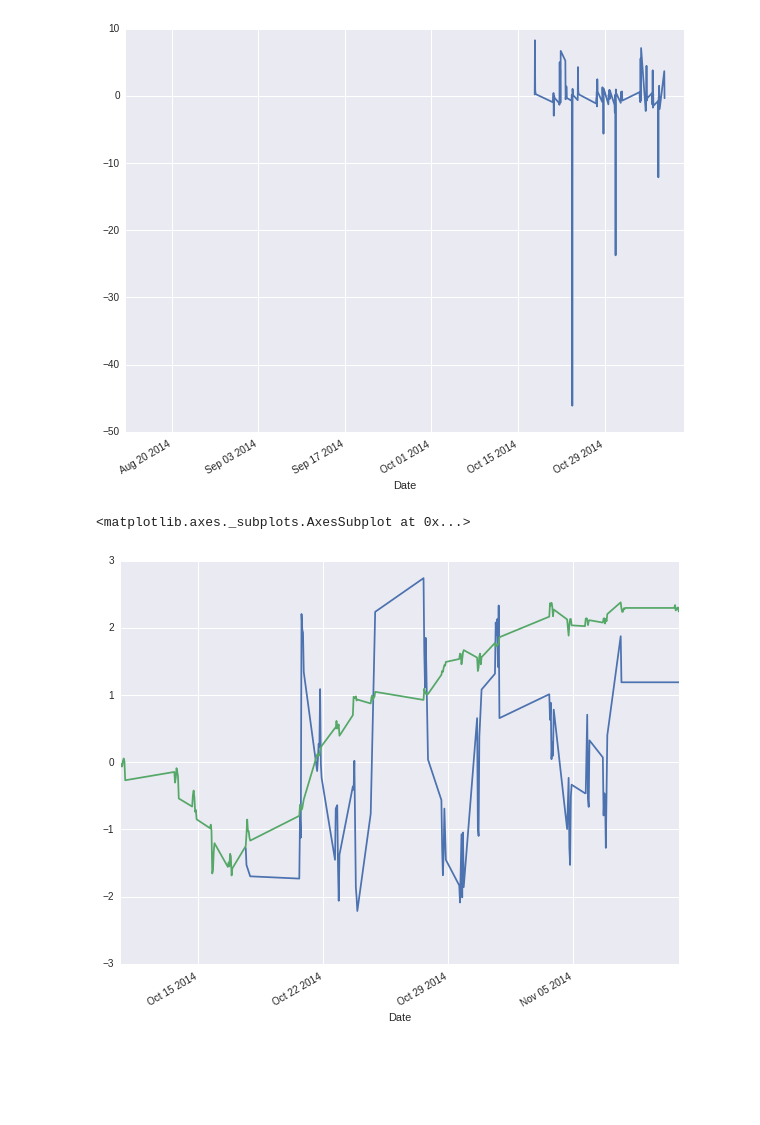
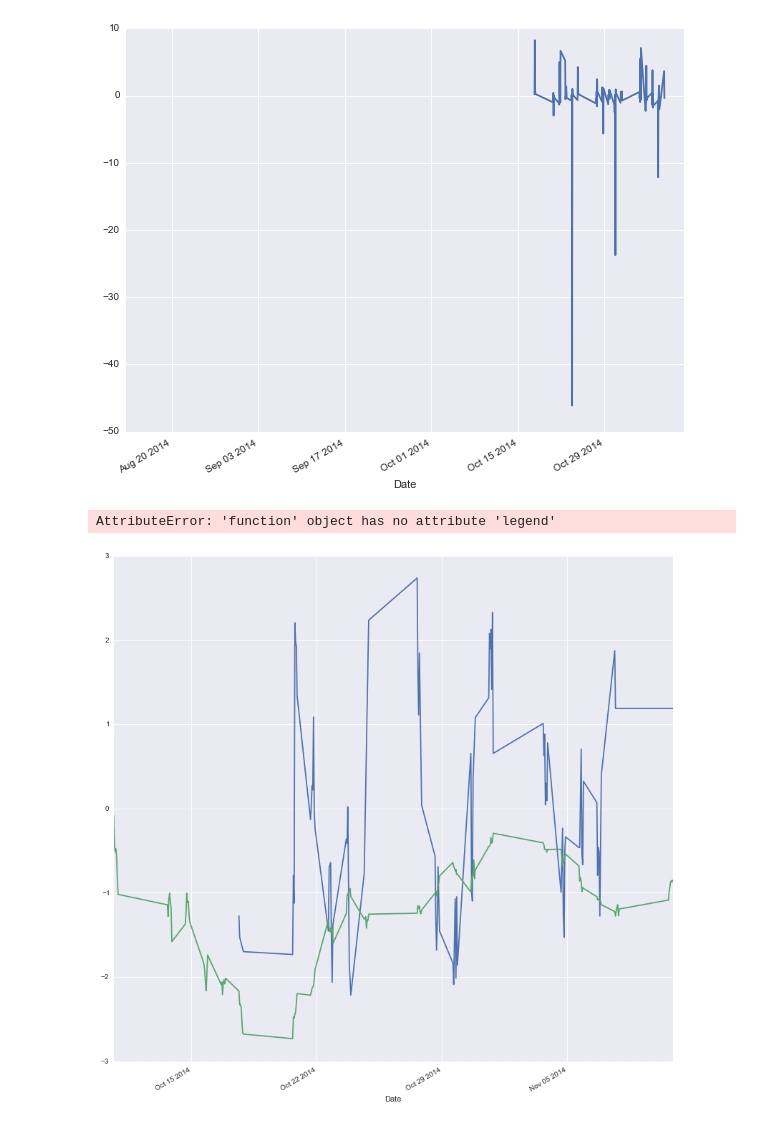
Before and after one commit to binaryaaron/words-and-markets, a Jupyter notebook: analysis/time_series.ipynb, the cells around one changed output. Cells and saved outputs as stored; diff of their text form; code cells hidden in the pictures; blank space fills up the shorter version.

```diff
--- a/analysis/time_series.ipynb
+++ b/analysis/time_series.ipynb
@@ -30,7 +30,7 @@ def dateConvert(df):
     return df
 # %%
 
-pylab.rcParams['figure.figsize'] = (10.0, 8.0)
+pylab.rcParams['figure.figsize'] = (14, 14.0)
 # %% [markdown]
 Here we read the data from our csv file into a data frame, parsing the date column as dates and indexing on dates.
 # %%
@@ -313,10 +313,11 @@ end = test.index.searchsorted(dt.datetime(2014,11,18))
 small_range = test.ix[start:end]
 # %%
 small_range.lsi_score.interpolate().plot(label = 'lsi')
-small_range.aapl.plot(label='AAPL')
+small_range.goog.plot(label='AAPL')
+plot.legend()
 # %% [output]
-<matplotlib.axes._subplots.AxesSubplot at 0x...>
+AttributeError: 'function' object has no attribute 'legend'
-[figure, old version]
+[figure, new version]
 # %%
 mvavg = pd.rolling_mean(stock_data_pivot, 60)
 stock_data_pivot.goog.plot(style = 'k--')
```
Also changed, not shown: parts of 19 cells of this notebook.
